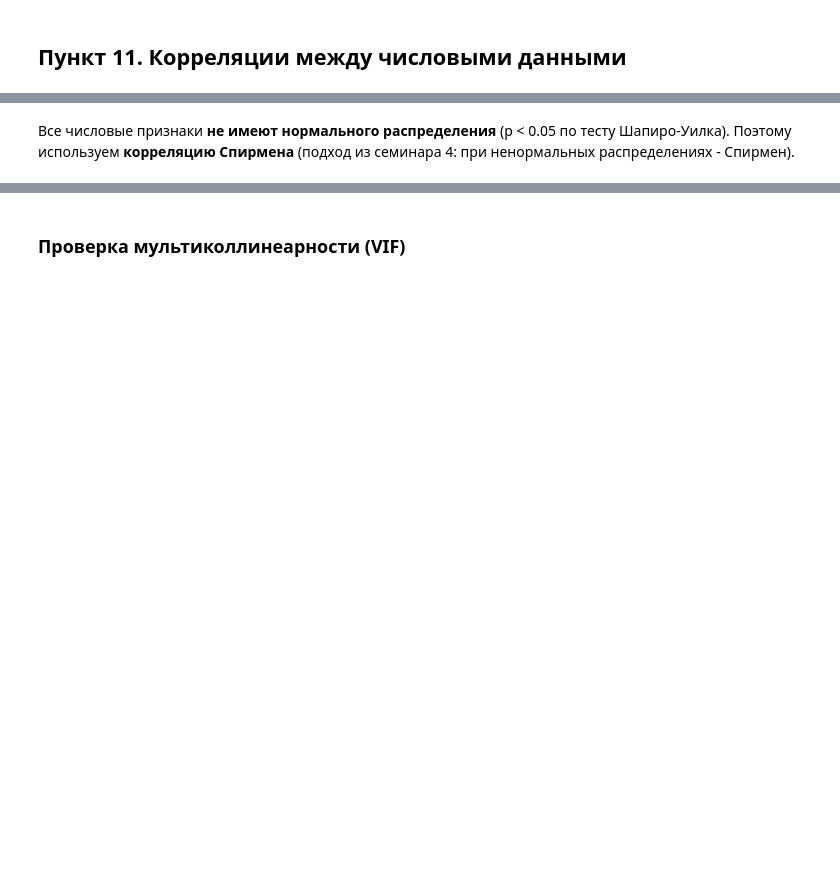
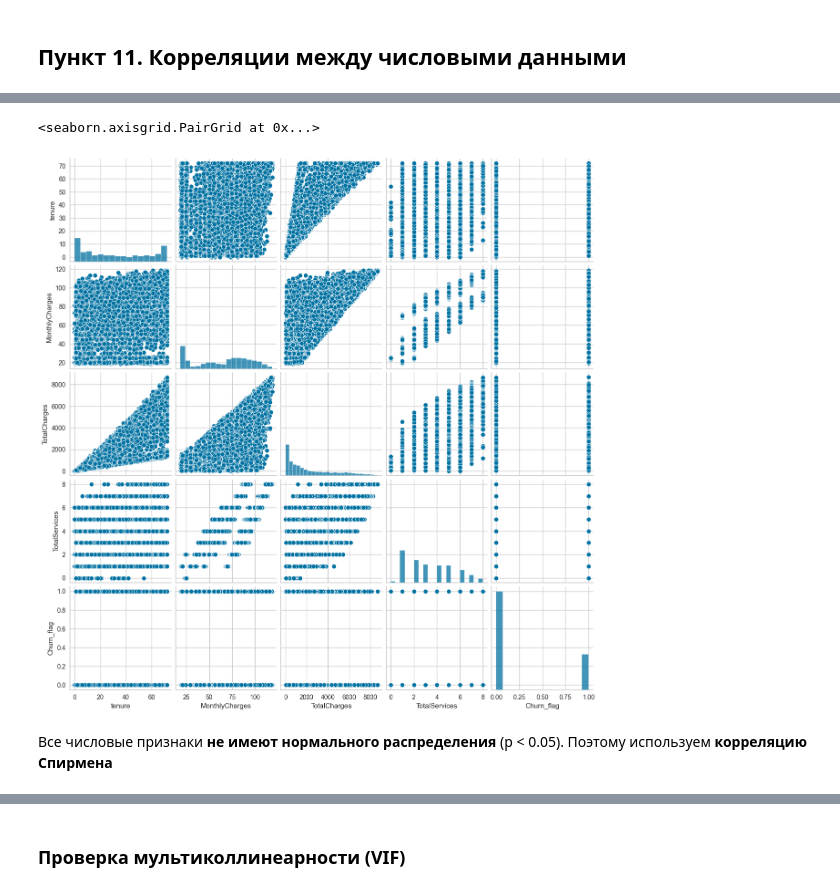
Before and after one commit to ilyaytrewq/Data_analysis_project, a Jupyter notebook: Tikhonov_Takhunov.ipynb, the cells around one changed output, grey strips where cells are left out. Drawn from its saved outputs; the diff is of its cells as text; code cells hidden in the pictures; blank space fills up the shorter version.

```diff
--- a/Tikhonov_Takhunov.ipynb
+++ b/Tikhonov_Takhunov.ipynb
@@ -347,3 +583,8 @@ for col in ['tenure', 'MonthlyCharges', 'TotalCharges', 'TotalServices']:
+# %%
+sns.pairplot(df[['tenure', 'MonthlyCharges', 'TotalCharges', 'TotalServices', 'Churn_flag']])
+# %% [output]
+<seaborn.axisgrid.PairGrid at 0x...>
+[figure, added]
 # %% [markdown]
-Все числовые признаки **не имеют нормального распределения** (p < 0.05 по тесту Шапиро-Уилка). Поэтому используем **корреляцию Спирмена** (подход из семинара 4: при ненормальных распределениях - Спирмен).
+Все числовые признаки **не имеют нормального распределения** (p < 0.05). Поэтому используем **корреляцию Спирмена**
 # %%
```
Also changed, not shown: parts of 119 cells of this notebook.
